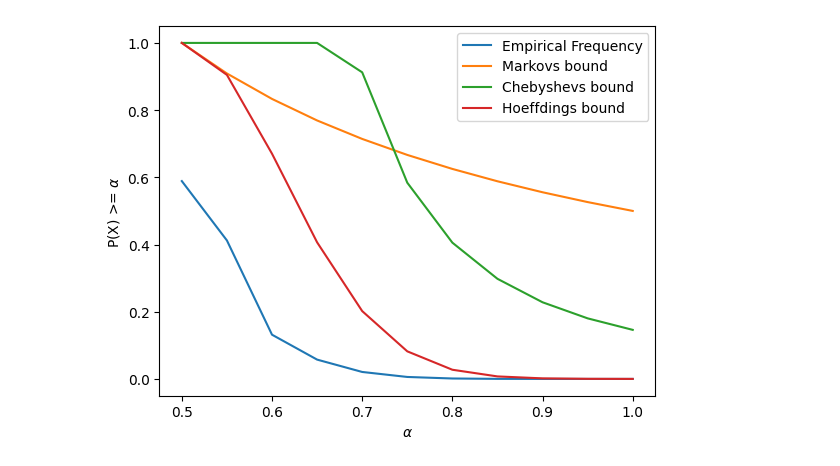
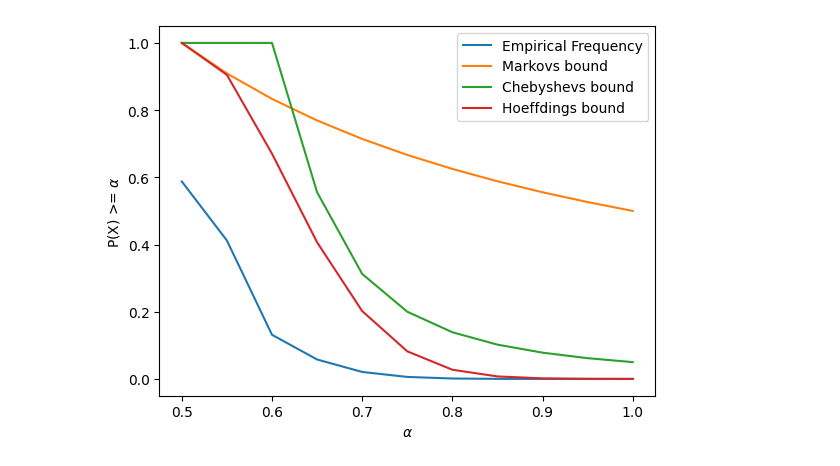
Before and after one commit to TokeReines/05_MLBA, a Jupyter notebook: week2/inequalities.ipynb, the cells around one changed output. Saved outputs shown, nothing was run; the diff lists cells and outputs as text; code cells hidden in the pictures.

```diff
--- a/week2/inequalities.ipynb
+++ b/week2/inequalities.ipynb
@@ -39,20 +39,20 @@ def plot(emp_frequencies, markovs_inequalities, chebyshevs_inequalities, hoeffdi
 # %%
 # Granularity in number of a's must be equal to number of coin tosses. The mean can assume len(ass) number of values. For 1 coin, it can be 0 or 1, for 2 coins it can be 0, 0.5 or 1, etc.
 epsilons = np.arange(0.5, 1.05, 0.05)
 coins = 20
 repetitions = 10**6
 bias = 0.5
 E = bias
 mu = bias
 
 emp_frequencies = trials(epsilons, coins, repetitions, bias)
 
 markovs_inequalities = [min(markovs_inequality(E, a), 1.0) for a in epsilons]
-chebyshevs_inequalities = [min(chebyshevs_inequality(E, a - mu, coins), 1.0) for a in epsilons]
+chebyshevs_inequalities = [min(chebyshevs_inequality(E, a - mu, coins) if a - mu > 0 else 1, 1.0) for a in epsilons]
 hoeffdings_inequalities = [min(hoeffdings_inequality(a - mu, coins), 1.0) for a in epsilons]
 plot(emp_frequencies, markovs_inequalities, chebyshevs_inequalities, hoeffdings_inequalities, epsilons)
 # %% [output]
-[figure, old version]
+[figure, new version]
 # %%
 # Granularity in number of a's must be equal to number of coin tosses. The mean can assume len(ass) number of values. For 1 coin, it can be 0 or 1, for 2 coins it can be 0, 0.5 or 1, etc.
 epsilons = np.arange(0.1, 1.05, 0.05)
```
Also changed, not shown: parts of 3 cells of this notebook.
